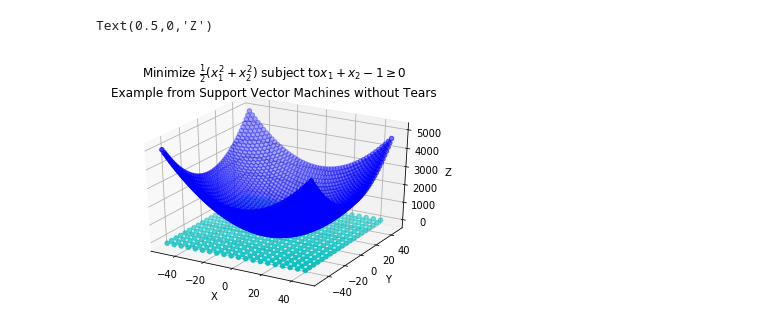
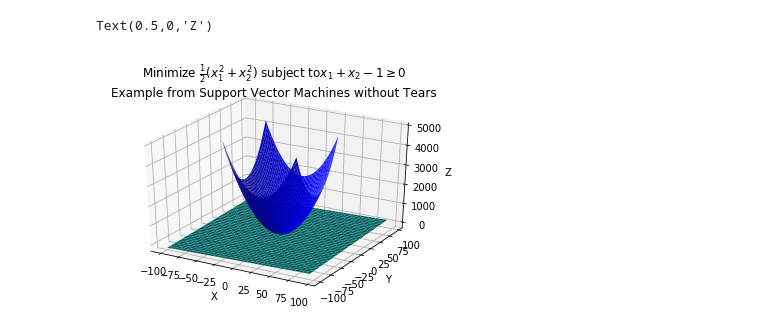
Before and after one commit to ggaarder7/yanhh0.github.io, a Jupyter notebook: quadratic-programming.ipynb, the cells around one changed output. Drawn from its saved outputs; the diff is of its cells as text; code cells hidden in the pictures.

```diff
--- a/quadratic-programming.ipynb
+++ b/quadratic-programming.ipynb
@@ -5,26 +5,26 @@ import numpy as np
 # %%
 fig = plt.figure()
 ax = fig.add_subplot(111, projection='3d')
 ax.set_title('Minimize $\\frac{1}{2} (x_1^2 + x_2^2)$ subject to$x_1 + x_2 - 1 \\geq 0$' '\n'
              'Example from Support Vector Machines without Tears')
 
 X = np.arange(-50, 50, 2)
-Y = np.arange(-50, 50, 2)
+Y = np.arange(-50, 50, 1)
 X, Y = np.meshgrid(X, Y)
 Z = X**2+Y**2
 
-ax.scatter(X, Y, Z, color='b')
+ax.plot_surface(X, Y, Z, color='b')
 
-X = np.arange(-50, 50, 5)
-Y = np.arange(-50, 50, 5)
+X = np.arange(-100, 100, 5)
+Y = np.arange(-100, 100, 5)
 X, Y = np.meshgrid(X, Y)
 Z = X+Y-1
 
-ax.scatter(X, Y, Z, color='c')
+ax.plot_surface(X, Y, Z, color='c')
 
 ax.set_xlabel('X')
 ax.set_ylabel('Y')
 ax.set_zlabel('Z')
 # %% [output]
 Text(0.5,0,'Z')
-[figure, old version]
+[figure, new version]
```
